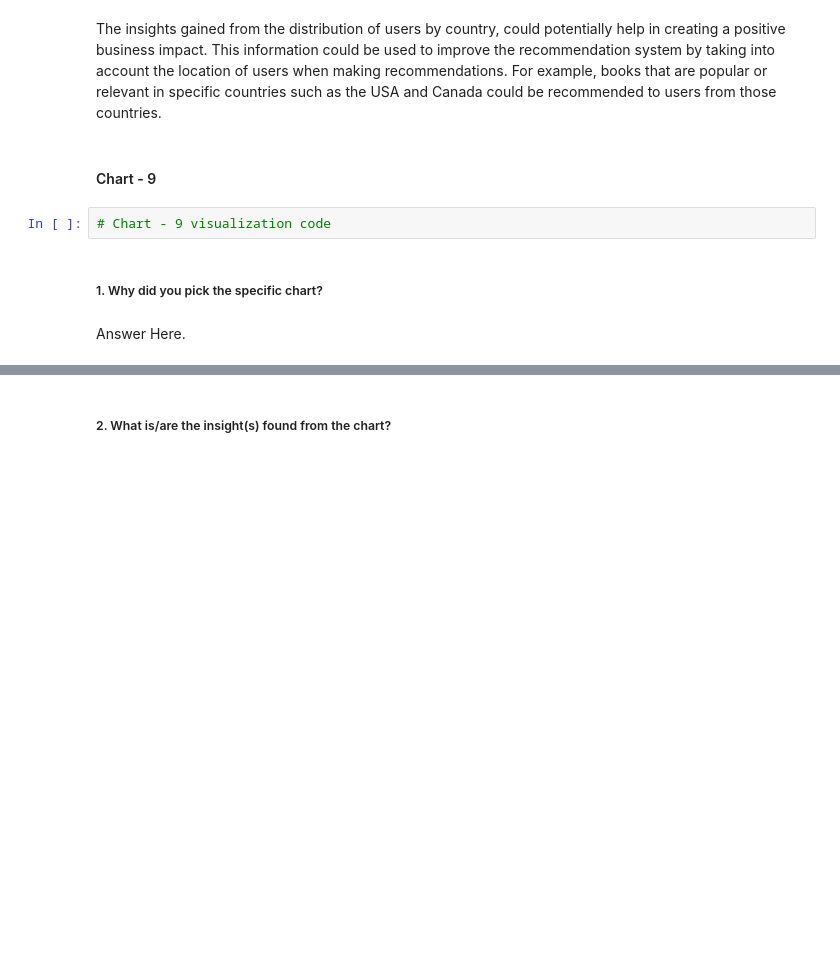
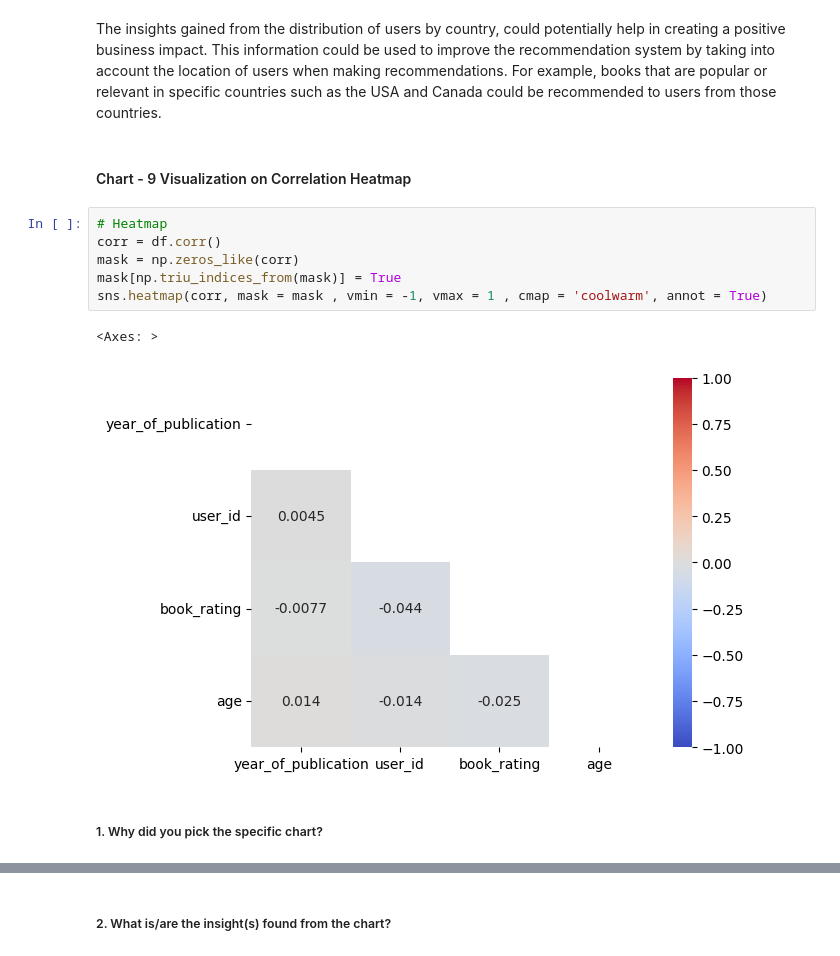
Before and after one commit to Jamal-1018/Book_Recommeder_System_Unsupervised_learning, a Jupyter notebook: Book_recommendation_sysytem_unsupervised.ipynb, the cells around one changed output, grey strips where cells are left out. Cells and saved outputs as stored; diff of their text form; blank space fills up the shorter version.

```diff
--- a/Book_recommendation_sysytem_unsupervised.ipynb
+++ b/Book_recommendation_sysytem_unsupervised.ipynb
@@ -674,10 +674,15 @@ Are there any insights that lead to negative growth? Justify with specific reaso
 # %% [markdown]
 The insights gained from the distribution of users by country, could potentially help in creating a positive business impact. This information could be used to improve the recommendation system by taking into account the location of users when making recommendations. For example, books that are popular or relevant in specific countries such as the USA and Canada could be recommended to users from those countries.
 # %% [markdown]
-#### Chart - 9
+#### Chart - 9 Visualization on Correlation Heatmap
-# %%
-# Chart - 9 visualization code
+# %%
+# Heatmap
+corr = df.corr()
+mask = np.zeros_like(corr)
+mask[np.triu_indices_from(mask)] = True
+sns.heatmap(corr, mask = mask , vmin = -1, vmax = 1 , cmap = 'coolwarm', annot = True)
+# %% [output]
+<Axes: >
+[figure, added]
 # %% [markdown]
 ##### 1. Why did you pick the specific chart?
-# %% [markdown]
-Answer Here.
```
Also changed, not shown: parts of 89 cells of this notebook.
